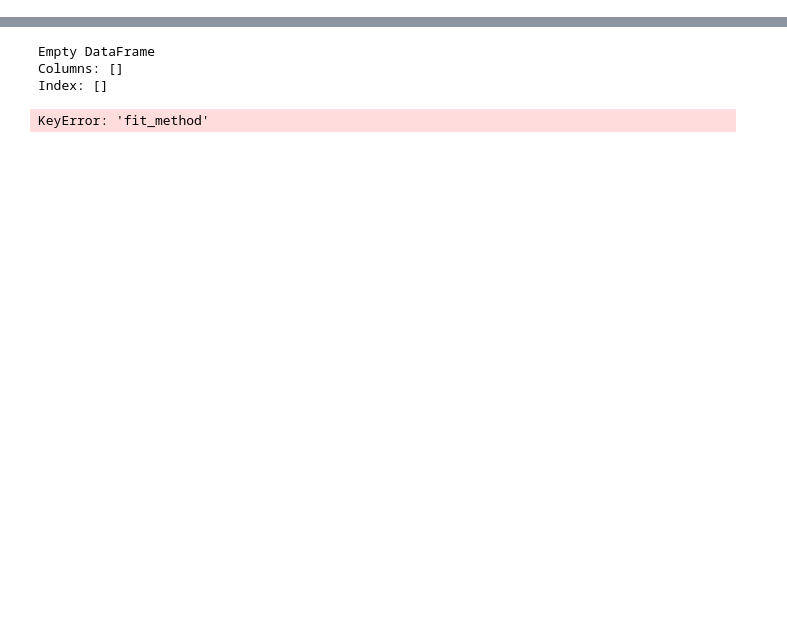
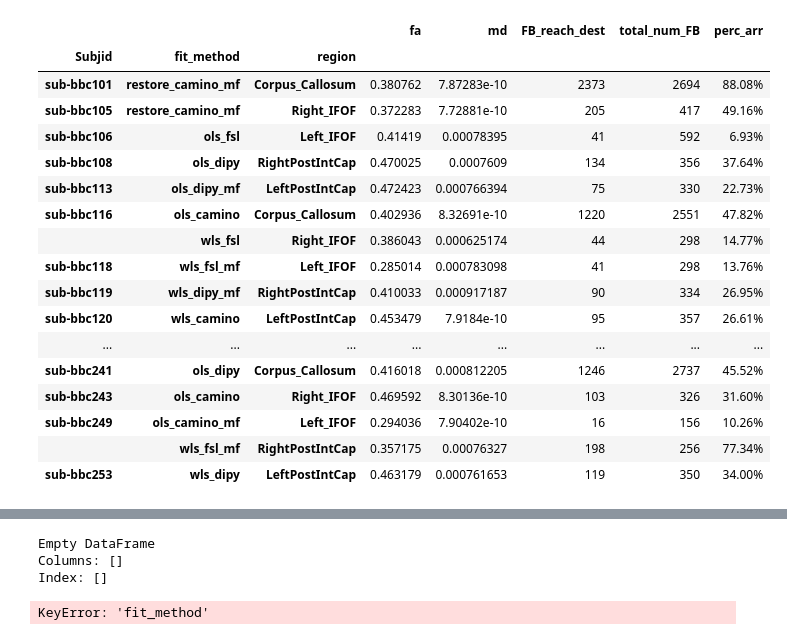
Before and after one commit to mrjeffstevenson3/mmimproc, a Jupyter notebook: ipn/bbc_dti_death_match_vtk_stats.ipynb, the cells around one changed output, grey strips where cells are left out. Saved outputs shown, nothing was run; the diff lists cells and outputs as text; code cells hidden in the pictures; blank space fills up the shorter version.

```diff
--- a/ipn/bbc_dti_death_match_vtk_stats.ipynb
+++ b/ipn/bbc_dti_death_match_vtk_stats.ipynb
@@ -92,0 +67,29 @@ vtk_fbs.ix[:,['FB_reach_dest', 'total_num_FB', '%arrived', 'FB_percent_reach_des
+# %%
+#make into multiIndex
+sid = np.array(vtk_fbs.ix[:,['Subjid']]).ravel()
+fitm = np.array(vtk_fbs.ix[:,['fit_method']]).ravel()
+reg = np.array(vtk_fbs.ix[:,['region']]).ravel()
+mi_array = np.array([sid, fitm, reg])
+index = pd.MultiIndex.from_arrays(mi_array, names=['Subjid', 'fit_method', 'region'])
+vtk_fbmi = pd.DataFrame(vtk_fbs.values, index=index, columns=vtk_fbs.columns)
+# %%
+vtk_fbmi.ix[testrange,['fa', 'md', 'FB_reach_dest', 'total_num_FB', 'perc_arr']]
+# %% [output]
+|  |  |  | fa | md | FB_reach_dest | total_num_FB | perc_arr |
+| Subjid | fit_method | region |  |  |  |  |  |
+| sub-bbc101 | restore_camino_mf | Corpus_Callosum | 0.380762 | 7.87283e-10 | 2373 | 2694 | 88.08% |
+| sub-bbc105 | restore_camino_mf | Right_IFOF | 0.372283 | 7.72881e-10 | 205 | 417 | 49.16% |
+| sub-bbc106 | ols_fsl | Left_IFOF | 0.41419 | 0.00078395 | 41 | 592 | 6.93% |
+| sub-bbc108 | ols_dipy | RightPostIntCap | 0.470025 | 0.0007609 | 134 | 356 | 37.64% |
+| sub-bbc113 | ols_dipy_mf | LeftPostIntCap | 0.472423 | 0.000766394 | 75 | 330 | 22.73% |
+| sub-bbc116 | ols_camino | Corpus_Callosum | 0.402936 | 8.32691e-10 | 1220 | 2551 | 47.82% |
+|  | wls_fsl | Right_IFOF | 0.386043 | 0.000625174 | 44 | 298 | 14.77% |
+| sub-bbc118 | wls_fsl_mf | Left_IFOF | 0.285014 | 0.000783098 | 41 | 298 | 13.76% |
+| sub-bbc119 | wls_dipy_mf | RightPostIntCap | 0.410033 | 0.000917187 | 90 | 334 | 26.95% |
+| sub-bbc120 | wls_camino | LeftPostIntCap | 0.453479 | 7.9184e-10 | 95 | 357 | 26.61% |
+| ... | ... | ... | ... | ... | ... | ... | ... |
+| sub-bbc241 | ols_dipy | Corpus_Callosum | 0.416018 | 0.000812205 | 1246 | 2737 | 45.52% |
+| sub-bbc243 | ols_camino | Right_IFOF | 0.469592 | 8.30136e-10 | 103 | 326 | 31.60% |
+| sub-bbc249 | ols_camino_mf | Left_IFOF | 0.294036 | 7.90402e-10 | 16 | 156 | 10.26% |
+|  | wls_fsl_mf | RightPostIntCap | 0.357175 | 0.00076327 | 198 | 256 | 77.34% |
+| sub-bbc253 | wls_dipy | LeftPostIntCap | 0.463179 | 0.000761653 | 119 | 350 | 34.00% |
```
Also changed, not shown: parts of 10 cells of this notebook.
